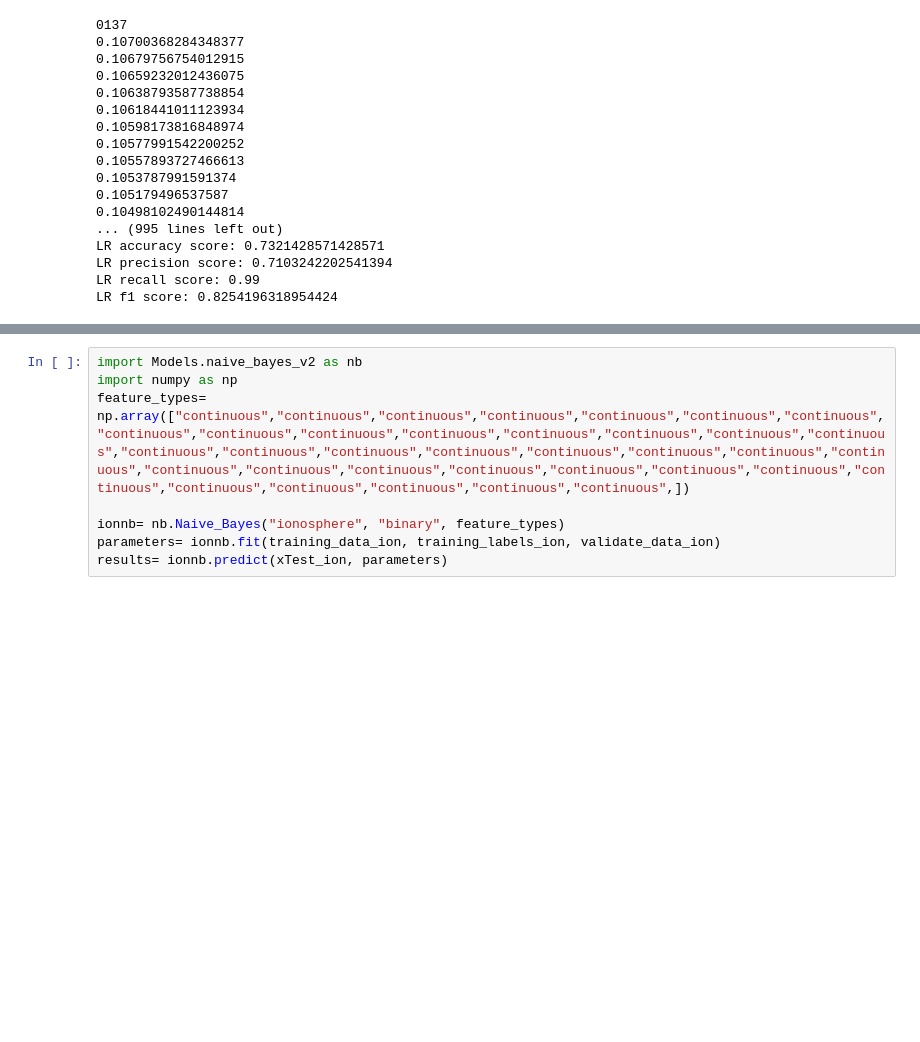
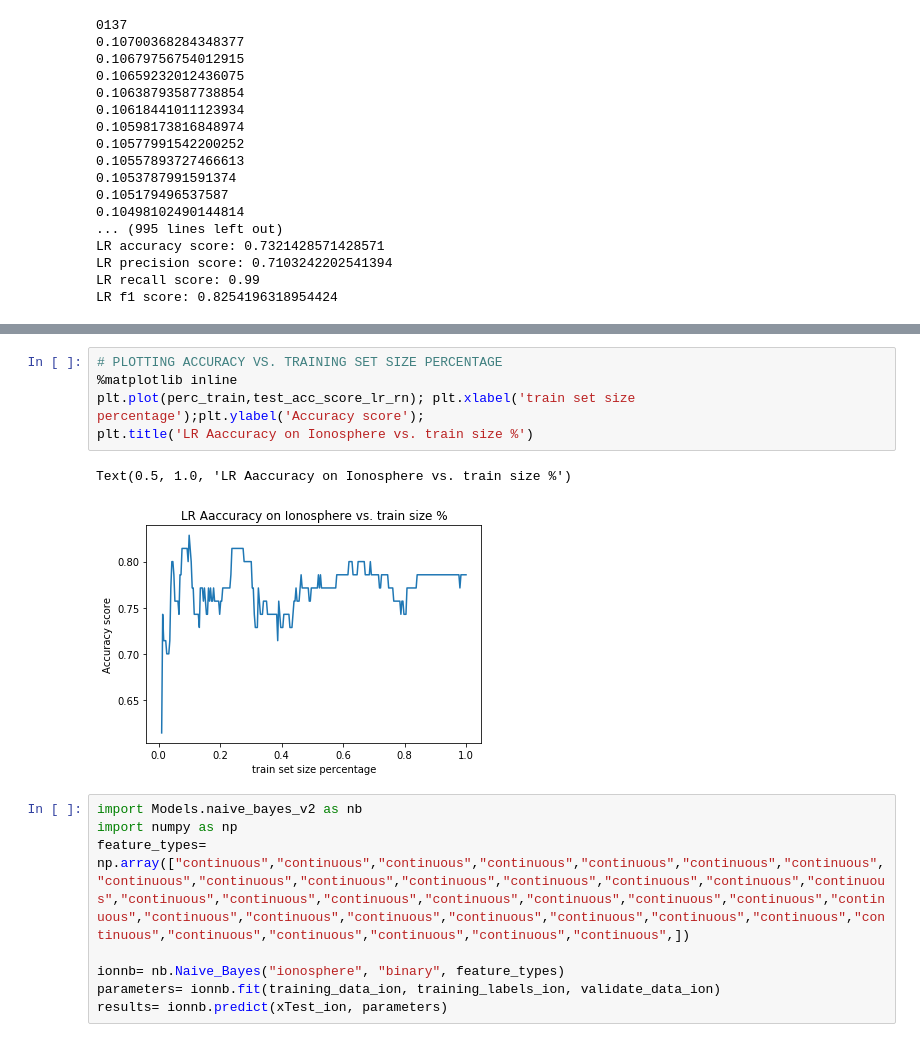
Before and after one commit to Sabrina-Knappe/COMP551A1, a Jupyter notebook: Ions_RunExp.ipynb, the cells around one changed output, grey strips where cells are left out. Saved outputs shown, nothing was run; the diff lists cells and outputs as text; blank space fills up the shorter version.

```diff
--- a/Ions_RunExp.ipynb
+++ b/Ions_RunExp.ipynb
@@ -334,3 +412,11 @@ print('max acc score is ', max_ionAcc, 'at learning rate',max_lRate )
+# %%
+# PLOTTING ACCURACY VS. TRAINING SET SIZE PERCENTAGE
+%matplotlib inline
+plt.plot(perc_train,test_acc_score_lr_rn); plt.xlabel('train set size percentage');plt.ylabel('Accuracy score');
+plt.title('LR Aaccuracy on Ionosphere vs. train size %')
+# %% [output]
+Text(0.5, 1.0, 'LR Aaccuracy on Ionosphere vs. train size %')
+[figure, added]
 # %%
 import Models.naive_bayes_v2 as nb
 import numpy as np
```
Also changed, not shown: parts of 3 cells of this notebook.
